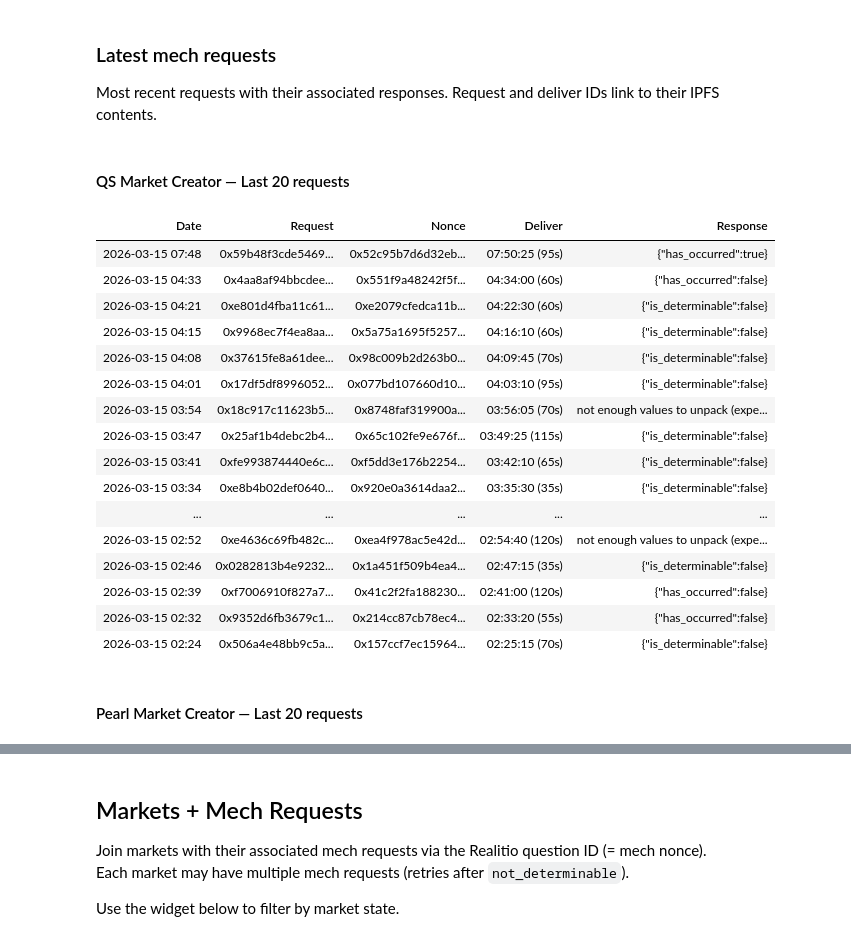
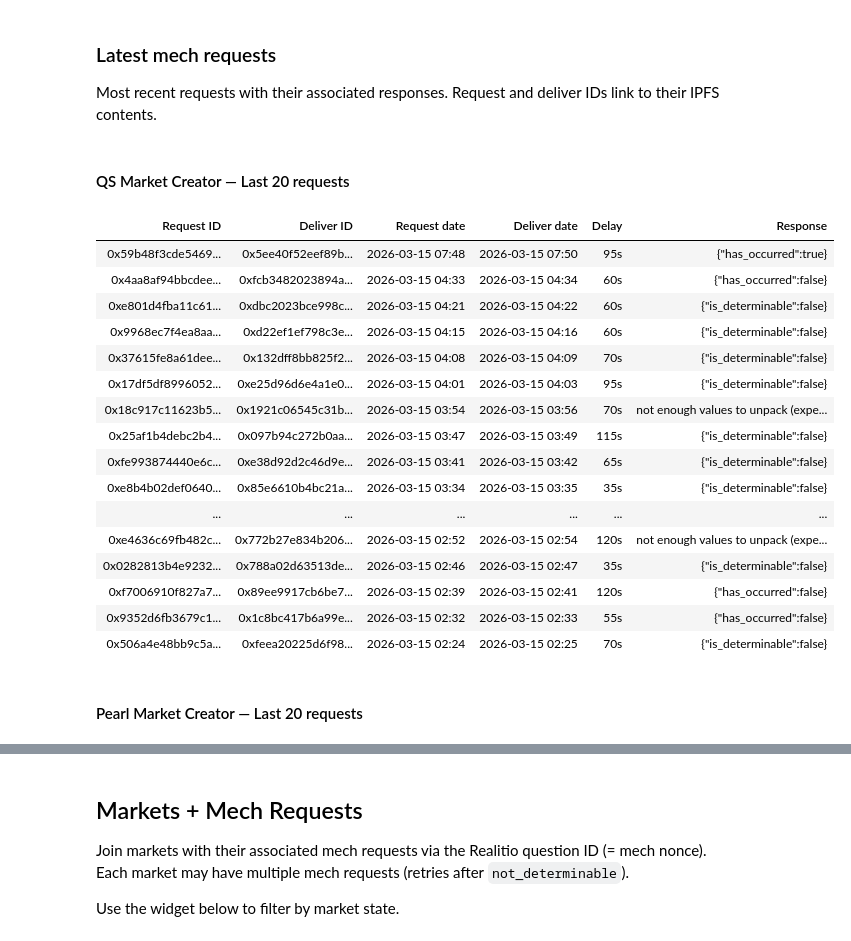
Before and after one commit to valory-xyz/market-creator, a Jupyter notebook: notebooks/market_creator_activity.ipynb, the cells around one changed output, grey strips where cells are left out. Drawn from its saved outputs; the diff is of its cells as text; code cells hidden in the pictures.

```diff
--- a/notebooks/market_creator_activity.ipynb
+++ b/notebooks/market_creator_activity.ipynb
@@ -1032,85 +1027,75 @@ import json
 from mech_requests import get_request_ipfs_url, get_deliver_ipfs_url
 
 LATEST_MECH_REQUESTS = 20
-
-def _is_valid_response(response: str) -> bool:
-    """A response is valid if it parses as JSON."""
-    try:
-        json.loads(response)
-        return True
-    except (json.JSONDecodeError, TypeError, ValueError):
-        return False
 
 for key, reqs in mech_data.items():
     name = MARKET_CREATORS[key]["name"]
 
     # Sort by blockTimestamp descending
     sorted_reqs = sorted(reqs.values(), key=lambda r: int(r["blockTimestamp"]), reverse=True)
 
     rows = []
     for r in sorted_reqs[:LATEST_MECH_REQUESTS]:
-        ts = datetime.fromtimestamp(int(r["blockTimestamp"]), tz=timezone.utc)
+        req_ts = datetime.fromtimestamp(int(r["blockTimestamp"]), tz=timezone.utc)
         request_url = get_request_ipfs_url(r)
 
-        # Deliver info
-        deliver_info = ""
+        deliver_id = ""
+        deliver_date = ""
+        delay = ""
         response_display = ""
+
         if "deliver" in r:
             d = r["deliver"]
             deliver_url = get_deliver_ipfs_url(d)
             deliver_ts = datetime.fromtimestamp(int(d["blockTimestamp"]), tz=timezone.utc)
-            delay = int(d["blockTimestamp"]) - int(r["blockTimestamp"])
-            deliver_info = (
-                f'<a href="{deliver_url}" target="_blank">'
-                f'{deliver_ts.strftime("%H:%M:%S")}</a> ({delay}s)'
-                if deliver_url else f'{deliver_ts.strftime("%H:%M:%S")} ({delay}s)'
+            delay_s = int(d["blockTimestamp"]) - int(r["blockTimestamp"])
+            deliver_id = (
+                f'<a href="{deliver_url}" target="_blank">{d["id"][:16]}...</a>'
+                if deliver_url else d["id"][:16] + "..."
             )
+            deliver_date = deliver_ts.strftime("%Y-%m-%d %H:%M")
+            delay = f"{delay_s}s"
+
             if "ipfsContents" in d:
-                raw_response = str(d["ipfsContents"].get("result", ""))
-                truncated = raw_response[:100] + ("..." if len(raw_response) > 100 else "")
-                if _is_valid_response(raw_response):
+                raw = str(d["ipfsContents"].get("result", ""))
+                truncated = raw[:100] + ("..." if len(raw) > 100 else "")
+                try:
+                    json.loads(raw)
                     response_display = truncated
-                else:
+                except (json.JSONDecodeError, TypeError, ValueError):
                     response_display = f'<span style="color:red">{truncated}</span>'
 
-        # Extract nonce (question ID)
-        nonce = ""
-        try:
-            content = json.loads(r["parsedRequest"]["content"])
-            nonce = content.get("nonce", "")[:16] + "..."
-        except (json.JSONDecodeError, KeyError, TypeError):
-            pass
-
         rows.append({
-            "Date": ts.strftime("%Y-%m-%d %H:%M"),
-            "Request": f'<a href="{request_url}" target="_blank">{r["id"][:16]}...</a>',
-            "Nonce": nonce,
-            "Deliver": deliver_info,
+            "Request ID": f'<a href="{request_url}" target="_blank">{r["id"][:16]}...</a>',
+            "Deliver ID": deliver_id,
+            "Request date": req_ts.strftime("%Y-%m-%d %H:%M"),
+            "Deliver date": deliver_date,
+            "Delay": delay,
             "Response": response_display,
         })
 
     display(HTML(f"<h4>{name} — Last {LATEST_MECH_REQUESTS} requests</h4>"))
     if rows:
         display(HTML(pd.DataFrame(rows).to_html(escape=False, index=False)))
     else:
         display(HTML("<p><i>No mech requests.</i></p>"))
 # %% [output]
 QS Market Creator — Last 20 requests
-| Date | Request | Nonce | Deliver | Response |
-| 2026-03-15 07:48 | 0x59b48f3cde5469... | 0x52c95b7d6d32eb... | 07:50:25 (95s) | {"has_occurred":true} |
-| 2026-03-15 04:33 | 0x4aa8af94bbcdee... | 0x551f9a48242f5f... | 04:34:00 (60s) | {"has_occurred":false} |
-| 2026-03-15 04:21 | 0xe801d4fba11c61... | 0xe2079cfedca11b... | 04:22:30 (60s) | {"is_determinable":false} |
-| 2026-03-15 04:15 | 0x9968ec7f4ea8aa... | 0x5a75a1695f5257... | 04:16:10 (60s) | {"is_determinable":false} |
-| 2026-03-15 04:08 | 0x37615fe8a61dee... | 0x98c009b2d263b0... | 04:09:45 (70s) | {"is_determinable":false} |
-| 2026-03-15 04:01 | 0x17df5df8996052... | 0x077bd107660d10... | 04:03:10 (95s) | {"is_determinable":false} |
-| 2026-03-15 03:54 | 0x18c917c11623b5... | 0x8748faf319900a... | 03:56:05 (70s) | not enough values to unpack (expe... |
-| 2026-03-15 03:47 | 0x25af1b4debc2b4... | 0x65c102fe9e676f... | 03:49:25 (115s) | {"is_determinable":false} |
-| 2026-03-15 03:41 | 0xfe993874440e6c... | 0xf5dd3e176b2254... | 03:42:10 (65s) | {"is_determinable":false} |
-| 2026-03-15 03:34 | 0xe8b4b02def0640... | 0x920e0a3614daa2... | 03:35:30 (35s) | {"is_determinable":false} |
-| ... | ... | ... | ... | ... |
-| 2026-03-15 02:52 | 0xe4636c69fb482c... | 0xea4f978ac5e42d... | 02:54:40 (120s) | not enough values to unpack (expe... |
-| 2026-03-15 02:46 | 0x0282813b4e9232... | 0x1a451f509b4ea4... | 02:47:15 (35s) | {"is_determinable":false} |
-| 2026-03-15 02:39 | 0xf7006910f827a7... | 0x41c2f2fa188230... | 02:41:00 (120s) | {"has_occurred":false} |
-| 2026-03-15 02:32 | 0x9352d6fb3679c1... | 0x214cc87cb78ec4... | 02:33:20 (55s) | {"has_occurred":false} |
-| 2026-03-15 02:24 | 0x506a4e48bb9c5a... | 0x157ccf7ec15964... | 02:25:15 (70s) | {"is_determinable":false} |
+| Request ID | Deliver ID | Request date | Deliver date | Delay | Response |
+| 0x59b48f3cde5469... | 0x5ee40f52eef89b... | 2026-03-15 07:48 | 2026-03-15 07:50 | 95s | {"has_occurred":true} |
+| 0x4aa8af94bbcdee... | 0xfcb3482023894a... | 2026-03-15 04:33 | 2026-03-15 04:34 | 60s | {"has_occurred":false} |
+| 0xe801d4fba11c61... | 0xdbc2023bce998c... | 2026-03-15 04:21 | 2026-03-15 04:22 | 60s | {"is_determinable":false} |
+| 0x9968ec7f4ea8aa... | 0xd22ef1ef798c3e... | 2026-03-15 04:15 | 2026-03-15 04:16 | 60s | {"is_determinable":false} |
+| 0x37615fe8a61dee... | 0x132dff8bb825f2... | 2026-03-15 04:08 | 2026-03-15 04:09 | 70s | {"is_determinable":false} |
+| 0x17df5df8996052... | 0xe25d96d6e4a1e0... | 2026-03-15 04:01 | 2026-03-15 04:03 | 95s | {"is_determinable":false} |
+| 0x18c917c11623b5... | 0x1921c06545c31b... | 2026-03-15 03:54 | 2026-03-15 03:56 | 70s | not enough values to unpack (expe... |
+| 0x25af1b4debc2b4... | 0x097b94c272b0aa... | 2026-03-15 03:47 | 2026-03-15 03:49 | 115s | {"is_determinable":false} |
+| 0xfe993874440e6c... | 0xe38d92d2c46d9e... | 2026-03-15 03:41 | 2026-03-15 03:42 | 65s | {"is_determinable":false} |
+| 0xe8b4b02def0640... | 0x85e6610b4bc21a... | 2026-03-15 03:34 | 2026-03-15 03:35 | 35s | {"is_determinable":false} |
+| ... | ... | ... | ... | ... | ... |
+| 0xe4636c69fb482c... | 0x772b27e834b206... | 2026-03-15 02:52 | 2026-03-15 02:54 | 120s | not enough values to unpack (expe... |
+| 0x0282813b4e9232... | 0x788a02d63513de... | 2026-03-15 02:46 | 2026-03-15 02:47 | 35s | {"is_determinable":false} |
+| 0xf7006910f827a7... | 0x89ee9917cb6be7... | 2026-03-15 02:39 | 2026-03-15 02:41 | 120s | {"has_occurred":false} |
+| 0x9352d6fb3679c1... | 0x1c8bc417b6a99e... | 2026-03-15 02:32 | 2026-03-15 02:33 | 55s | {"has_occurred":false} |
+| 0x506a4e48bb9c5a... | 0xfeea20225d6f98... | 2026-03-15 02:24 | 2026-03-15 02:25 | 70s | {"is_determinable":false} |
 Pearl Market Creator — Last 20 requests
```
Also changed, not shown: parts of 8 cells of this notebook.
